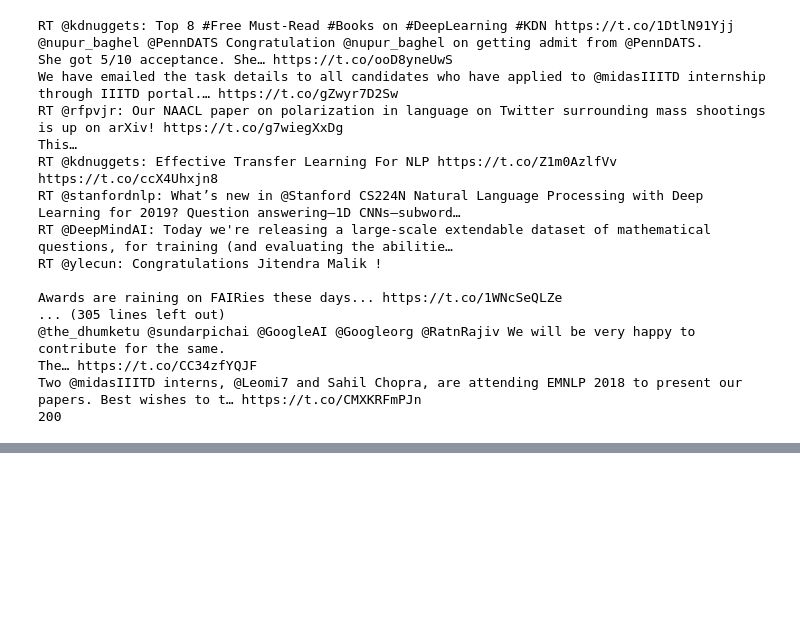
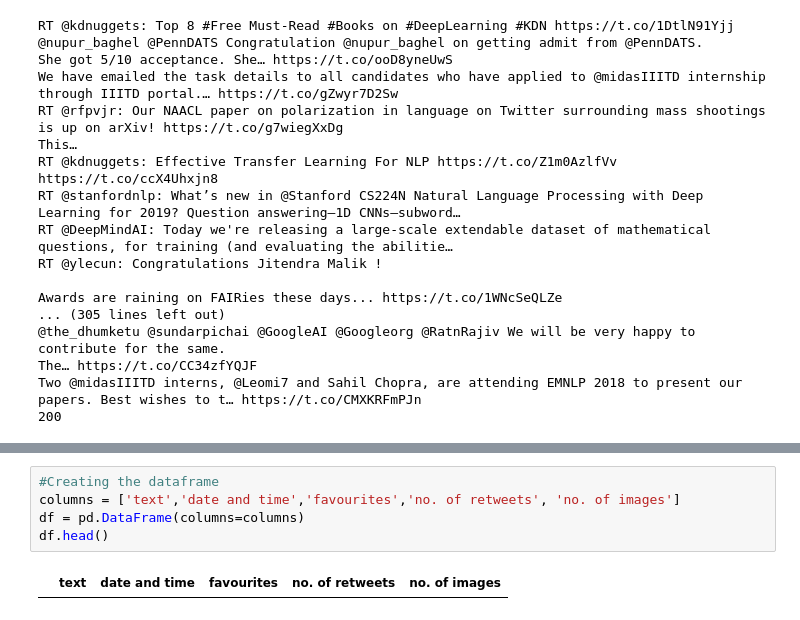
Before and after one commit to vibhusehra/Midas-IIITD, a Jupyter notebook: python_problem/twitter.ipynb, the cells around one changed output, grey strips where cells are left out. Cells and saved outputs as stored; diff of their text form; blank space fills up the shorter version.

```diff
--- a/python_problem/twitter.ipynb
+++ b/python_problem/twitter.ipynb
@@ -105,0 +174,7 @@ with jsonlines.open('out.jsonl', mode='w') as writer:
+# %%
+#Creating the dataframe
+columns = ['text','date and time','favourites','no. of retweets', 'no. of images']
+df = pd.DataFrame(columns=columns)
+df.head()
+# %% [output]
+|  | text | date and time | favourites | no. of retweets | no. of images |
```
Also changed, not shown: parts of 12 cells of this notebook.
